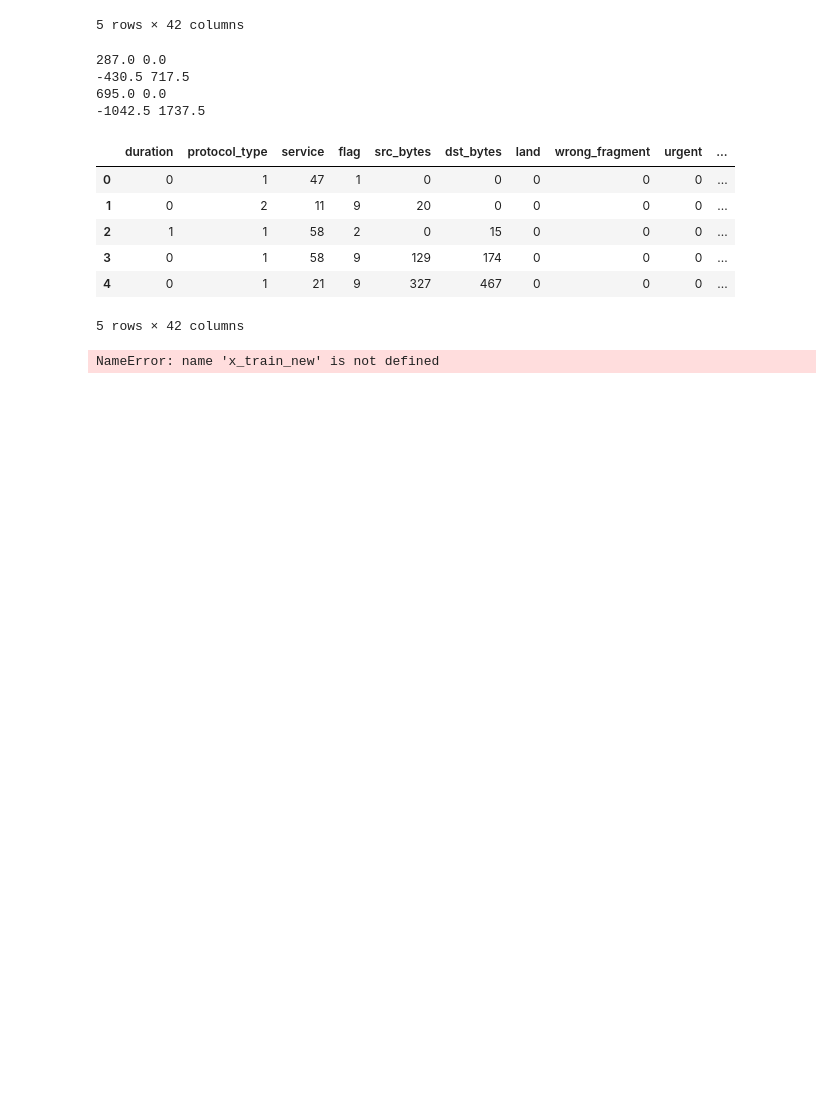
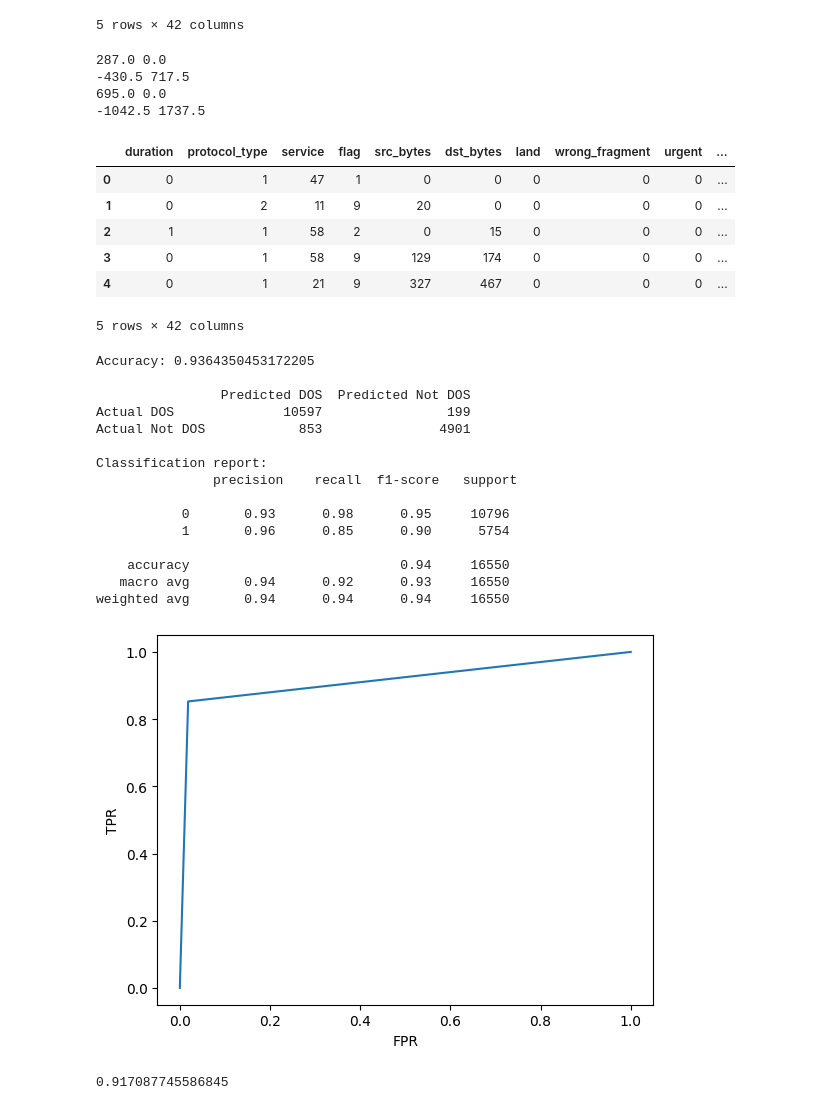
Before and after one commit to Abir-Ba/2CS_Project, a Jupyter notebook: NSL_KDD_Test.ipynb, the cells around one changed output. Cells and saved outputs as stored; diff of their text form; code cells hidden in the pictures; blank space fills up the shorter version.

```diff
--- a/NSL_KDD_Test.ipynb
+++ b/NSL_KDD_Test.ipynb
@@ -200,19 +200,54 @@ y_test = test.iloc[:,41]
 # %%
 #decision tree
 
 dt = DecisionTreeClassifier()
-dt.fit(x_train_new,y_train)
+dt.fit(x_train,y_train)
 predicted = dt.predict(x_test)
 accuracy = accuracy_score(y_test,predicted)
 print("Accuracy:", accuracy,"\n")
 Conf_Mat = confusion_matrix(y_test,predicted)
 Conf_Mat = pd.DataFrame(Conf_Mat,index=['Actual DOS','Actual Not DOS'],columns=['Predicted DOS','Predicted Not DOS'])
 
 print(Conf_Mat,"\n")
 report = classification_report(y_test,predicted)
 print("Classification report:\n", report)
+
+import matplotlib.pyplot as plt
+from sklearn.metrics import roc_curve
+
+y_prob = dt.predict_proba(x_test)
+
+y_prob = y_prob[:,1]
+
+FPR, TPR, Thresholds = roc_curve(y_test, y_prob)
+
+plt.plot(FPR,TPR)
+plt.xlabel('FPR')
+plt.ylabel('TPR')
+plt.show()
+
+from sklearn.metrics import roc_auc_score
+
+roc_auc_score = roc_auc_score(y_test,y_prob)
+print(roc_auc_score)
 # %% [output]
-NameError: name 'x_train_new' is not defined
+Accuracy: 0.9364350453172205
+
+                Predicted DOS  Predicted Not DOS
+Actual DOS              10597                199
+Actual Not DOS            853               4901
+
+Classification report:
+               precision    recall  f1-score   support
+
+           0       0.93      0.98      0.95     10796
+           1       0.96      0.85      0.90      5754
+
+    accuracy                           0.94     16550
+   macro avg       0.94      0.92      0.93     16550
+weighted avg       0.94      0.94      0.94     16550
+[figure, added]
+0.917087745586845
 # %%
 #Logistic Regression
 
```
Also changed, not shown: parts of 1 cell of this notebook.
